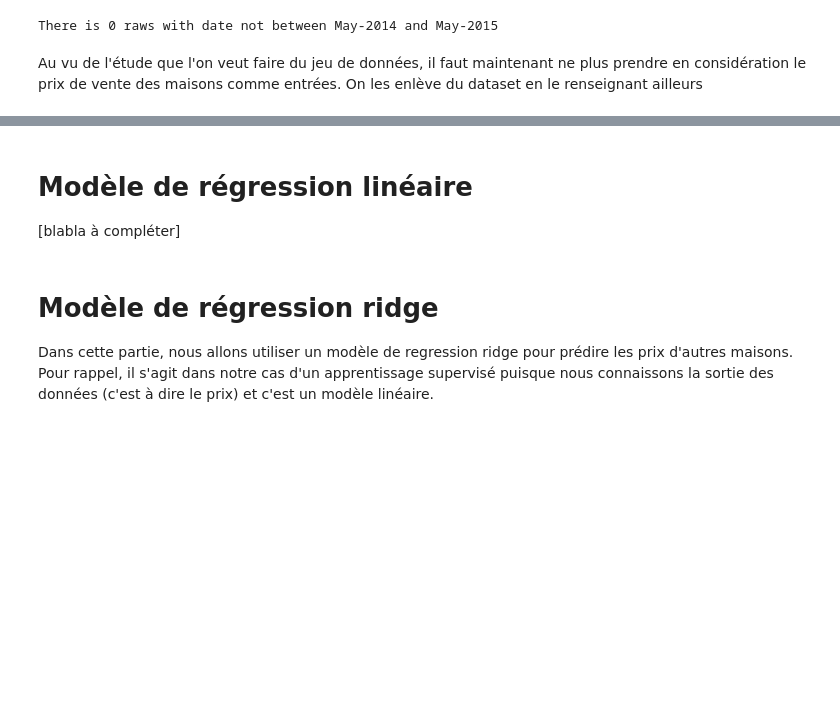
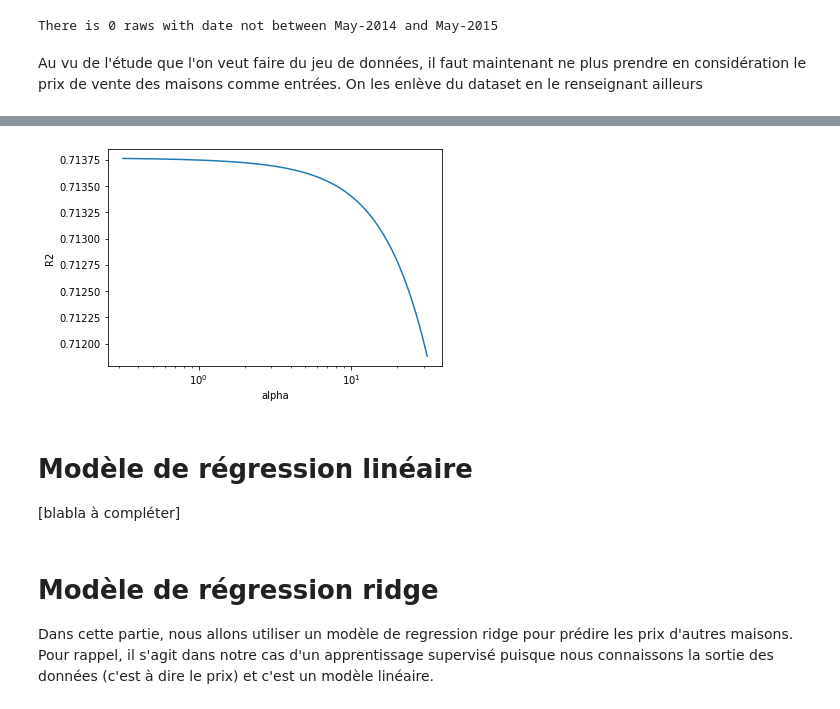
Before and after one commit to flandrecorentin/Machine-Learning-Project, a Jupyter notebook: notebook.ipynb, the cells around one changed output, grey strips where cells are left out. Saved outputs shown, nothing was run; the diff lists cells and outputs as text; code cells hidden in the pictures; blank space fills up the shorter version.

Commit message:
#Ridge regression super bien faite avec courbe hyperparametre

```diff
--- a/notebook.ipynb
+++ b/notebook.ipynb
@@ -270,0 +267,68 @@ Au vu de l'étude que l'on veut faire du jeu de données, il faut maintenant ne
+# %%
+import numpy as np
+from sklearn.model_selection import train_test_split
+from sklearn.linear_model import Ridge
+import matplotlib.pyplot as plt
+
+
+
+# Shuffle des données
+df = df.iloc[np.random.permutation(len(df))]
+
+# On décompose le dataset et on le transforme en matrices pour pouvoir effectuer notre calcul
+X = np.matrix([np.ones(df.shape[0]), df['date'].values,  df['bedrooms'].values, df['bathrooms'].values, df['sqft_living'].values, df['floors'].values, df['waterfront'].values, df['view'].values, df['condition'].values, df['grade'].values, df['sqft_above'].values, df['sqft_basement'].values, df['yr_built'].values, df['yr_renovated'].values,df['zipcode'].values,df['lat'].values,df['long'].values, df['sqft_living15'].values]).T
+y = np.matrix(df['price']).T
+
+
+# Training set (80% des valeurs)
+# Testing set (20% des valeurs)
+X_training_set, X_testing_set, y_training_set, y_testing_set = train_test_split(X, y, train_size=0.8)
+
+
+
+# Application du modèle à nos données avec l'hyperparamètre alpha = 1.0
+clf = Ridge(alpha=1.0)
+clf.fit(np.asarray(X_training_set), np.asarray(y_training_set))
+
+
+# Prédiction du testing_set
+y_predict = clf.predict(np.asarray(X_testing_set))
+
+# Calculs of the error (absolute)
+sum_error = 0
+for i in range(len(y_predict)):
+    sum_error += abs(y_predict[i]-y_testing_set[i])
+mean_error = sum_error/len(y_predict)
+print(f"sum_error (absolute) on the testing set:{sum_error}")
+print(f"mean_error (absolute) on the testing set:{mean_error}")
+
+
+# The coefficient of determination R²
+# If the coefficient of determination is near to 1, the prediction is very good
+R2 = clf.score(np.asarray(X_testing_set),np.asarray(y_testing_set))
+print(f"R2 (for alpha = 1.0)={R2}")
+
+
+
+
+
+n_alphas = 300
+alphas = np.logspace(-1, 2, n_alphas)
+R2_alphas = []
+for i in range(len(alphas)):
+    clf = Ridge(alpha=alphas[i])
+    clf.fit(np.asarray(X_training_set), np.asarray(y_training_set))
+    y_predict = clf.predict(np.asarray(X_testing_set))
+    R2_alphas.append(clf.score(np.asarray(X_testing_set),np.asarray(y_testing_set)))
+
+for i in range(len(alphas)):
+    print(f"{alphas[i]}: {R2_alphas[i]}")
+print(max(R2_alphas))
+ax = plt.gca()
+ax.plot(alphas, R2_alphas)
+ax.set_xscale('log')
+plt.xlabel('alpha')
+plt.ylabel('R2')
+plt.axis('tight')
+plt.show()
+# %% [output]
@@ -271,3 +352,4 @@ Au vu de l'étude que l'on veut faire du jeu de données, il faut maintenant ne
+[figure, added]
 # %% [markdown]
 # Modèle de régression linéaire
 
```
Also changed, not shown: parts of 2 cells of this notebook.
